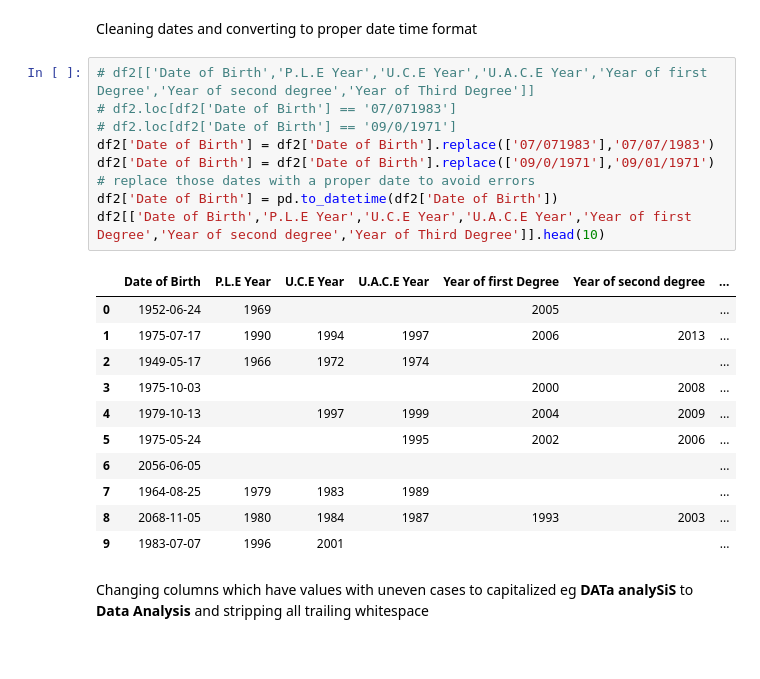
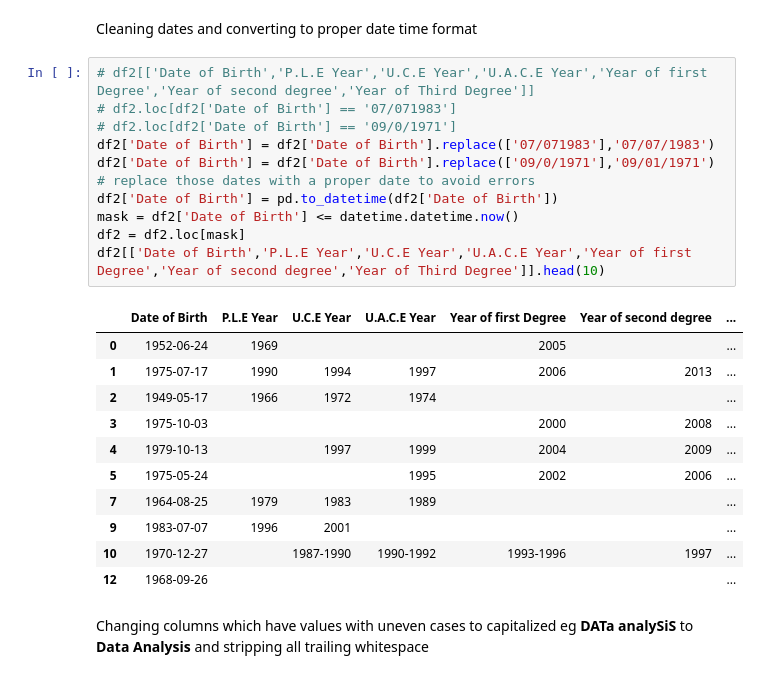
Before and after one commit to ssembatyaisaac/data_analysis, a Jupyter notebook: MPS.ipynb, the cells around one changed output. Cells and saved outputs as stored; diff of their text form.

```diff
--- a/MPS.ipynb
+++ b/MPS.ipynb
@@ -94,24 +95,26 @@ Cleaning dates and converting to proper date time format
 # %%
 # df2[['Date of Birth','P.L.E Year','U.C.E Year','U.A.C.E Year','Year of first Degree','Year of second degree','Year of Third Degree']]
 # df2.loc[df2['Date of Birth'] == '07/071983']
 # df2.loc[df2['Date of Birth'] == '09/0/1971']
 df2['Date of Birth'] = df2['Date of Birth'].replace(['07/071983'],'07/07/1983')
 df2['Date of Birth'] = df2['Date of Birth'].replace(['09/0/1971'],'09/01/1971')
 # replace those dates with a proper date to avoid errors
 df2['Date of Birth'] = pd.to_datetime(df2['Date of Birth'])
+mask = df2['Date of Birth'] <= datetime.datetime.now()
+df2 = df2.loc[mask]
 df2[['Date of Birth','P.L.E Year','U.C.E Year','U.A.C.E Year','Year of first Degree','Year of second degree','Year of Third Degree']].head(10)
 # %% [output]
 |  | Date of Birth | P.L.E Year | U.C.E Year | U.A.C.E Year | Year of first Degree | Year of second degree | ... |
 | 0 | 1952-06-24 | 1969 |  |  | 2005 |  | ... |
 | 1 | 1975-07-17 | 1990 | 1994 | 1997 | 2006 | 2013 | ... |
 | 2 | 1949-05-17 | 1966 | 1972 | 1974 |  |  | ... |
 | 3 | 1975-10-03 |  |  |  | 2000 | 2008 | ... |
 | 4 | 1979-10-13 |  | 1997 | 1999 | 2004 | 2009 | ... |
 | 5 | 1975-05-24 |  |  | 1995 | 2002 | 2006 | ... |
-| 6 | 2056-06-05 |  |  |  |  |  | ... |
 | 7 | 1964-08-25 | 1979 | 1983 | 1989 |  |  | ... |
-| 8 | 2068-11-05 | 1980 | 1984 | 1987 | 1993 | 2003 | ... |
 | 9 | 1983-07-07 | 1996 | 2001 |  |  |  | ... |
+| 10 | 1970-12-27 |  | 1987-1990 | 1990-1992 | 1993-1996 | 1997 | ... |
+| 12 | 1968-09-26 |  |  |  |  |  | ... |
 # %% [markdown]
 Changing columns which have values with uneven cases to capitalized eg **DATa analySiS** to **Data Analysis**
 and stripping all trailing whitespace
```
Also changed, not shown: parts of 13 cells of this notebook.
